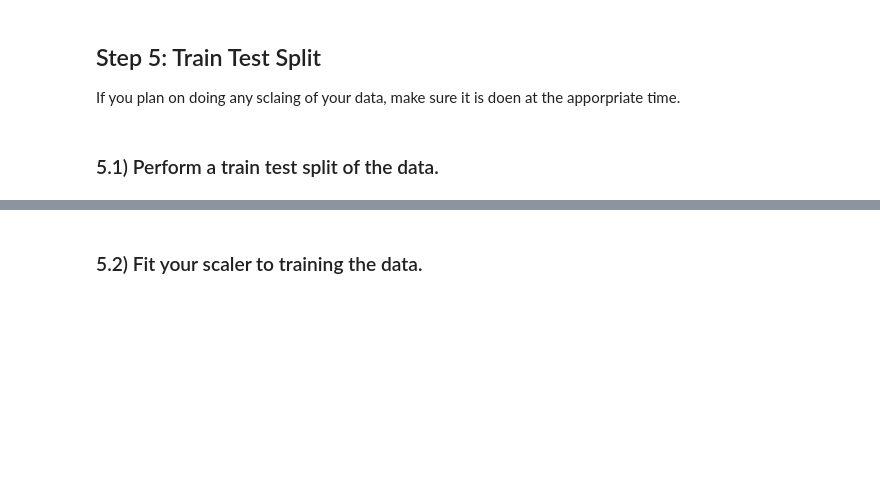
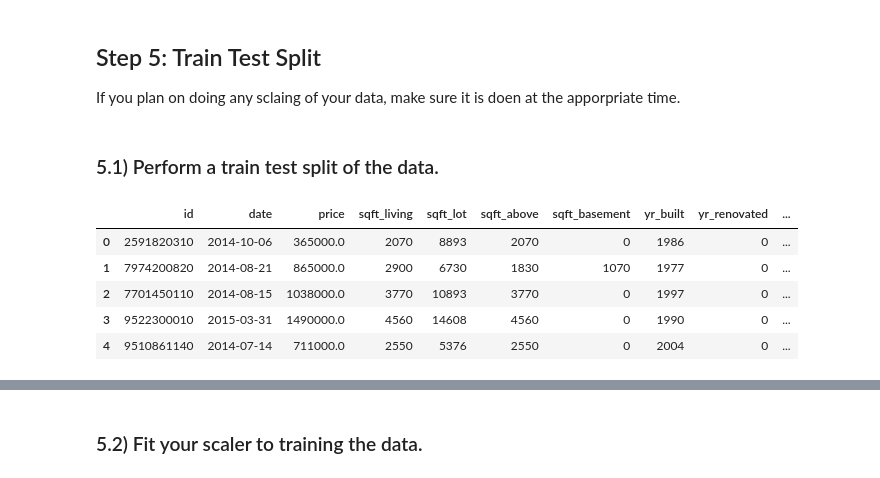
Before and after one commit to binyaz/kings_county_binya_albert_bakeoff, a Jupyter notebook: Applied_practice-Binyo.ipynb, the cells around one changed output, grey strips where cells are left out. Cells and saved outputs as stored; diff of their text form; code cells hidden in the pictures; blank space fills up the shorter version.

```diff
--- a/Applied_practice-Binyo.ipynb
+++ b/Applied_practice-Binyo.ipynb
@@ -363,0 +474,9 @@ If you plan on doing any sclaing of your data, make sure it is doen at the appor
+# %%
+dummy.head()
+# %% [output]
+|  | id | date | price | sqft_living | sqft_lot | sqft_above | sqft_basement | yr_built | yr_renovated | ... |
+| 0 | 2591820310 | 2014-10-06 | 365000.0 | 2070 | 8893 | 2070 | 0 | 1986 | 0 | ... |
+| 1 | 7974200820 | 2014-08-21 | 865000.0 | 2900 | 6730 | 1830 | 1070 | 1977 | 0 | ... |
+| 2 | 7701450110 | 2014-08-15 | 1038000.0 | 3770 | 10893 | 3770 | 0 | 1997 | 0 | ... |
+| 3 | 9522300010 | 2015-03-31 | 1490000.0 | 4560 | 14608 | 4560 | 0 | 1990 | 0 | ... |
+| 4 | 9510861140 | 2014-07-14 | 711000.0 | 2550 | 5376 | 2550 | 0 | 2004 | 0 | ... |
```
Also changed, not shown: parts of 65 cells of this notebook.
